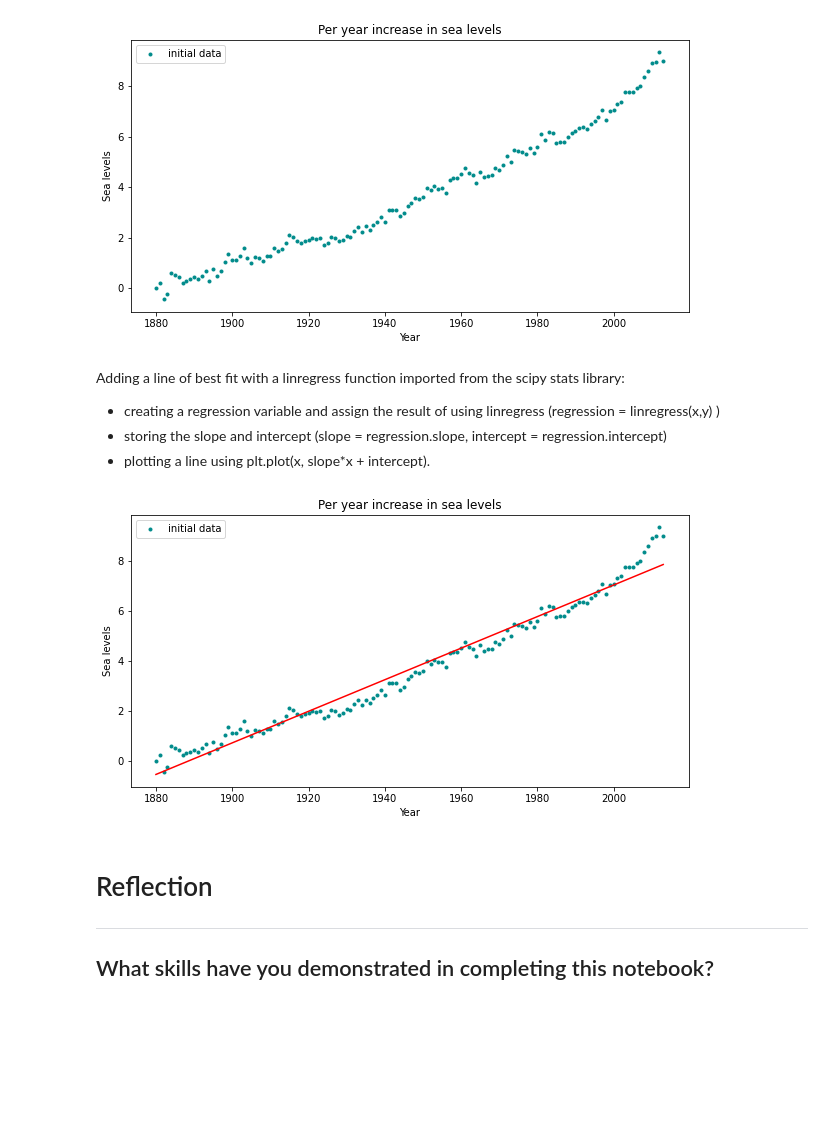
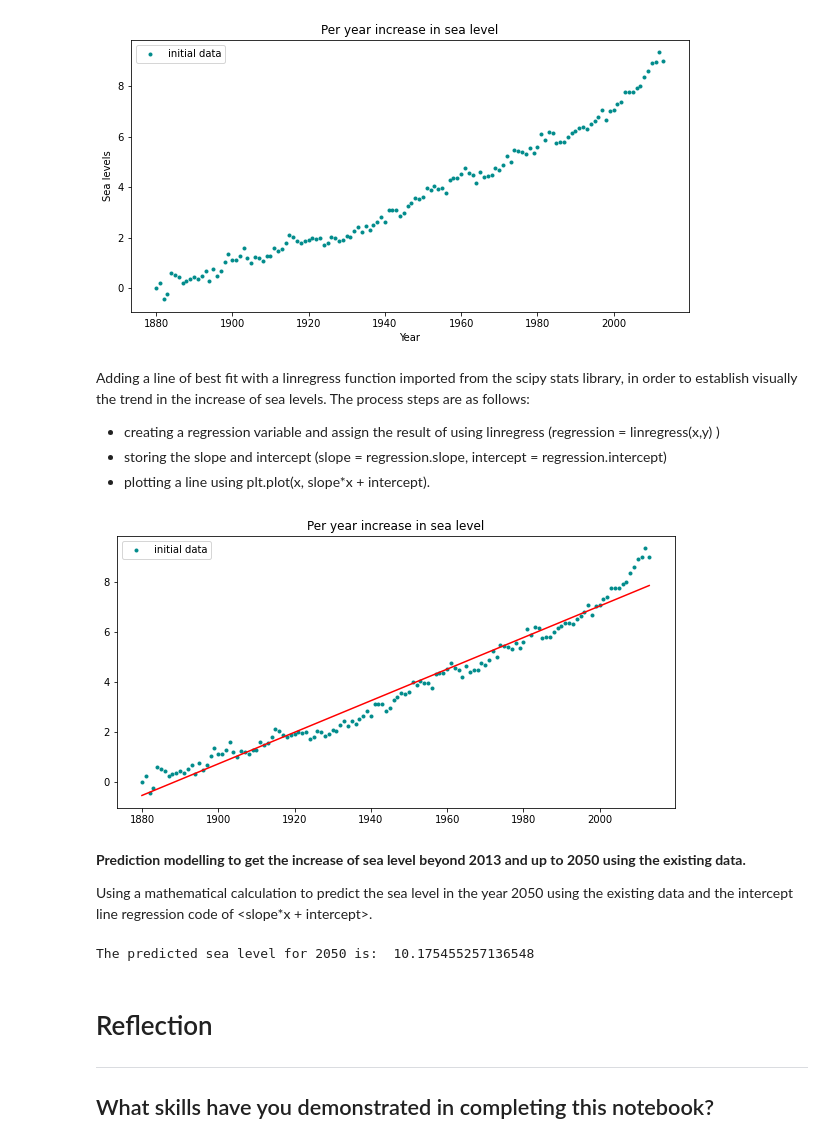
Before and after one commit to EllenSakkla/-PythonFundamentals, a Jupyter notebook: projects/Copy_of_Sea_Level_Project.ipynb, the cells around one changed output. Saved outputs shown, nothing was run; the diff lists cells and outputs as text; code cells hidden in the pictures; blank space fills up the shorter version.

```diff
--- a/projects/Copy_of_Sea_Level_Project.ipynb
+++ b/projects/Copy_of_Sea_Level_Project.ipynb
@@ -126,39 +126,48 @@ plt.show()
 # %% [output]
 [figure]
 # %% [markdown]
-Adding a line of best fit with a linregress function imported from the scipy stats library:
+Adding a line of best fit with a linregress function imported from the scipy stats library, in order to establish visually the trend in the increase of sea levels.
+The process steps are as follows:
 - creating a regression variable and assign the result of using linregress (regression = linregress(x,y) )
 - storing the slope and intercept (slope = regression.slope, intercept = regression.intercept)
 - plotting a line using plt.plot(x, slope*x + intercept).
 # %%
 from scipy.stats import linregress
 import pandas as pd
 import matplotlib.pyplot as plt
 
 year = df['Year'].to_numpy(np.int64)
 sea_level = df['CSIRO Adjusted Sea Level'].to_numpy(np.float64)
 
 plt.figure(figsize=(10,5))
 plt.plot(year, sea_level, '.', color = 'darkcyan', label='initial data')
 plt.legend()
-plt.title("Per year increase in sea levels")
+plt.title("Per year increase in sea level")
 
-#Scatterplot
-#x = df['Year']
-#y = df['CSIRO Adjusted Sea Level']
+#alternatively can use a Scatterplot:
+x = df['Year']
+y = df['CSIRO Adjusted Sea Level']
 #plt.scatter(x,y)
-#plt.scatter(x,y, '.', color = 'darkcyan', label='initial data') #error?
-plt.xlabel('Year')
-plt.ylabel('Sea levels')
+#plt.xlabel('Year')
+#plt.ylabel('Sea levels')
 
-#Adding a line of best fit
+#Adding a line of best fit:
 regression = linregress(x,y)
 slope = regression.slope
 intercept = regression.intercept
 plt.plot(x, slope*x + intercept, 'r')
 plt.show()
 # %% [output]
-[figure, old version]
+[figure, new version]
+# %% [markdown]
+**Prediction modelling to get the increase of sea level beyond 2013 and up to 2050 using the existing data.**
+
+Using a mathematical calculation to predict the sea level in the year 2050 using the existing data and the intercept line regression code of <slope*x + intercept>.<br>
+# %%
+sea_level_2050 = slope*2050 + intercept
+print("The predicted sea level for 2050 is: ", sea_level_2050)
+# %% [output]
+The predicted sea level for 2050 is:  10.175455257136548
 # %% [markdown]
 # Reflection
 ----
```
Also changed, not shown: parts of 1 cell of this notebook.
